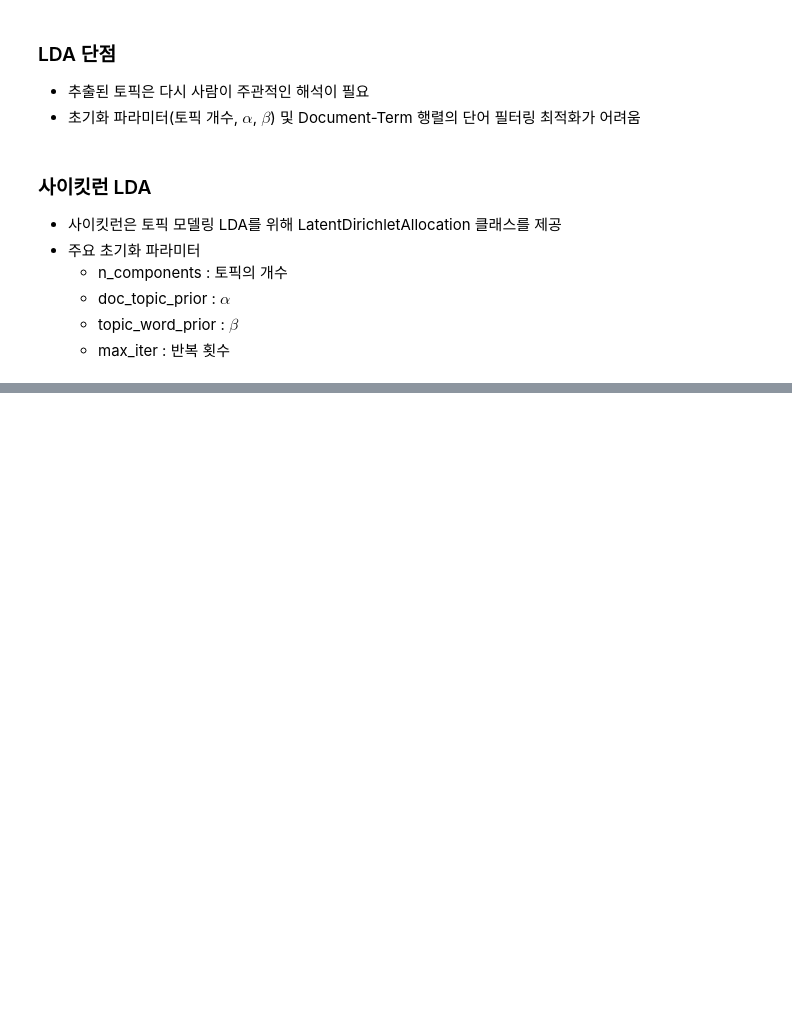
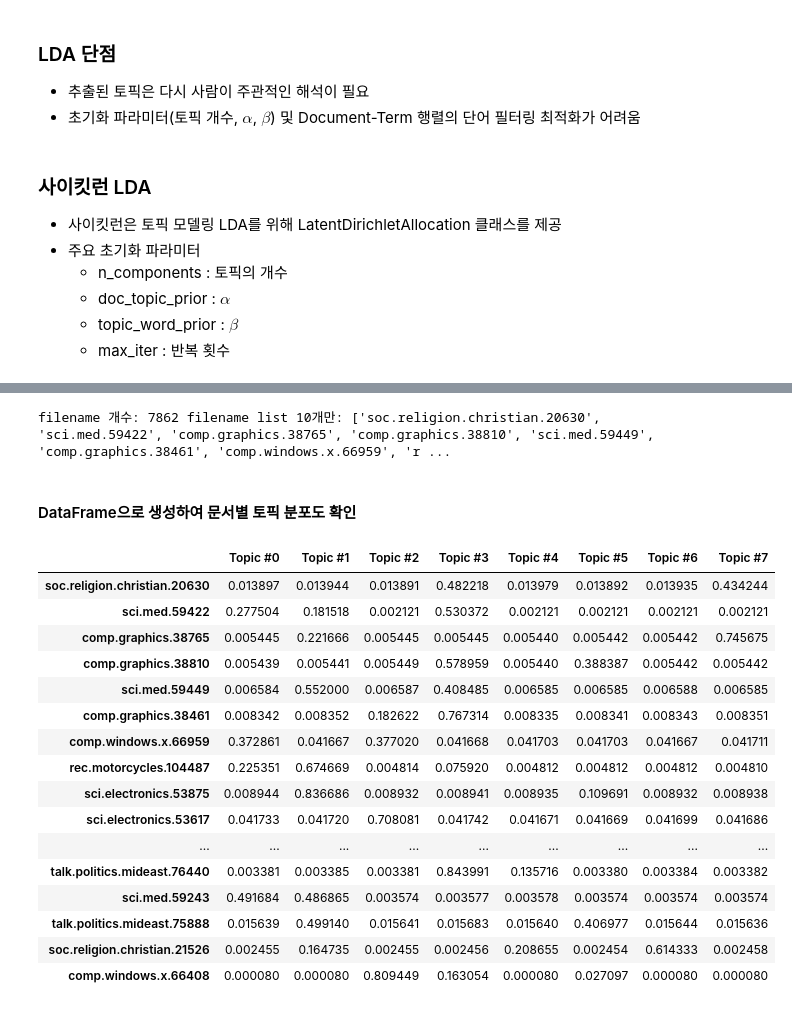
Before and after one commit to 201411096/study_AI, a Jupyter notebook: lectures/2_파이썬 머신러닝 완벽 가이드/8_텍스트 분석(Text Analysis)/5_토픽 모델링(Topic Modeling).ipynb, the cells around one changed output, grey strips where cells are left out. Drawn from its saved outputs; the diff is of its cells as text; code cells hidden in the pictures; blank space fills up the shorter version.

Commit message:
사이킷런 LDA를 이용한 20 Newsgroup 토픽 모델링 실습

```diff
--- a/lectures/2_파이썬 머신러닝 완벽 가이드/8_텍스트 분석(Text Analysis)/5_토픽 모델링(Topic Modeling).ipynb
+++ b/lectures/2_파이썬 머신러닝 완벽 가이드/8_텍스트 분석(Text Analysis)/5_토픽 모델링(Topic Modeling).ipynb
@@ -78,0 +82,17 @@ Image("img/LDA 구성 요소.png")
+# %%
+from sklearn.datasets import fetch_20newsgroups
+from sklearn.feature_extraction.text import CountVectorizer
+from sklearn.decomposition import LatentDirichletAllocation
+
+# 모토사이클, 야구, 그래픽스, 윈도우즈, 중동, 기독교, 전자공학, 의학 등 8개 주제를 추출.
+cats = ['rec.motorcycles', 'rec.sport.baseball', 'comp.graphics', 'comp.windows.x',
+        'talk.politics.mideast', 'soc.religion.christian', 'sci.electronics', 'sci.med'  ]
+
+# 위에서 cats 변수로 기재된 category만 추출. featch_20newsgroups( )의 categories에 cats 입력
+news_df= fetch_20newsgroups(subset='all',remove=('headers', 'footers', 'quotes'),
+                            categories=cats, random_state=0)
+
+#LDA 는 Count기반의 Vectorizer만 적용합니다.
+count_vect = CountVectorizer(max_df=0.95, max_features=1000, min_df=2, stop_words='english', ngram_range=(1,2))
+feat_vect = count_vect.fit_transform(news_df.data)
+print('CountVectorizer Shape:', feat_vect.shape)
@@ -78,0 +103,3 @@ Image("img/LDA 구성 요소.png")
+# %%
+lda = LatentDirichletAllocation(n_components=8, random_state=0) # 토픽 개수가 8개?..
+lda.fit(feat_vect)
@@ -78,0 +178,4 @@ Image("img/LDA 구성 요소.png")
+# %%
+doc_topics = lda.transform(feat_vect)
+print(doc_topics.shape)
+print(doc_topics[:3]) #(document, topic)
@@ -78,0 +196,42 @@ Image("img/LDA 구성 요소.png")
+# %%
+def get_filename_list(newsdata):
+    filename_list=[]
+
+    for file in newsdata.filenames:
+            #print(file)
+            filename_temp = file.split('\\')[-2:]
+            filename = '.'.join(filename_temp)
+            filename_list.append(filename)
+
+    return filename_list
+
+filename_list = get_filename_list(news_df)
+print("filename 개수:",len(filename_list), "filename list 10개만:",filename_list[:10])
+# %% [output]
+filename 개수: 7862 filename list 10개만: ['soc.religion.christian.20630', 'sci.med.59422', 'comp.graphics.38765', 'comp.graphics.38810', 'sci.med.59449', 'comp.graphics.38461', 'comp.windows.x.66959', 'r ...
+# %% [markdown]
+#### DataFrame으로 생성하여 문서별 토픽 분포도 확인
+# %%
+import pandas as pd
+
+topic_names = ['Topic #'+ str(i) for i in range(0, 8)]
+doc_topic_df = pd.DataFrame(data=doc_topics, columns=topic_names, index=filename_list)
+doc_topic_df.head(20)
+# %% [output]
+|  | Topic #0 | Topic #1 | Topic #2 | Topic #3 | Topic #4 | Topic #5 | Topic #6 | Topic #7 |
+| soc.religion.christian.20630 | 0.013897 | 0.013944 | 0.013891 | 0.482218 | 0.013979 | 0.013892 | 0.013935 | 0.434244 |
+| sci.med.59422 | 0.277504 | 0.181518 | 0.002121 | 0.530372 | 0.002121 | 0.002121 | 0.002121 | 0.002121 |
+| comp.graphics.38765 | 0.005445 | 0.221666 | 0.005445 | 0.005445 | 0.005440 | 0.005442 | 0.005442 | 0.745675 |
+| comp.graphics.38810 | 0.005439 | 0.005441 | 0.005449 | 0.578959 | 0.005440 | 0.388387 | 0.005442 | 0.005442 |
+| sci.med.59449 | 0.006584 | 0.552000 | 0.006587 | 0.408485 | 0.006585 | 0.006585 | 0.006588 | 0.006585 |
+| comp.graphics.38461 | 0.008342 | 0.008352 | 0.182622 | 0.767314 | 0.008335 | 0.008341 | 0.008343 | 0.008351 |
+| comp.windows.x.66959 | 0.372861 | 0.041667 | 0.377020 | 0.041668 | 0.041703 | 0.041703 | 0.041667 | 0.041711 |
+| rec.motorcycles.104487 | 0.225351 | 0.674669 | 0.004814 | 0.075920 | 0.004812 | 0.004812 | 0.004812 | 0.004810 |
+| sci.electronics.53875 | 0.008944 | 0.836686 | 0.008932 | 0.008941 | 0.008935 | 0.109691 | 0.008932 | 0.008938 |
+| sci.electronics.53617 | 0.041733 | 0.041720 | 0.708081 | 0.041742 | 0.041671 | 0.041669 | 0.041699 | 0.041686 |
+| ... | ... | ... | ... | ... | ... | ... | ... | ... |
+| talk.politics.mideast.76440 | 0.003381 | 0.003385 | 0.003381 | 0.843991 | 0.135716 | 0.003380 | 0.003384 | 0.003382 |
+| sci.med.59243 | 0.491684 | 0.486865 | 0.003574 | 0.003577 | 0.003578 | 0.003574 | 0.003574 | 0.003574 |
+| talk.politics.mideast.75888 | 0.015639 | 0.499140 | 0.015641 | 0.015683 | 0.015640 | 0.406977 | 0.015644 | 0.015636 |
+| soc.religion.christian.21526 | 0.002455 | 0.164735 | 0.002455 | 0.002456 | 0.208655 | 0.002454 | 0.614333 | 0.002458 |
+| comp.windows.x.66408 | 0.000080 | 0.000080 | 0.809449 | 0.163054 | 0.000080 | 0.027097 | 0.000080 | 0.000080 |
```
Also changed, not shown: parts of 11 cells of this notebook.
